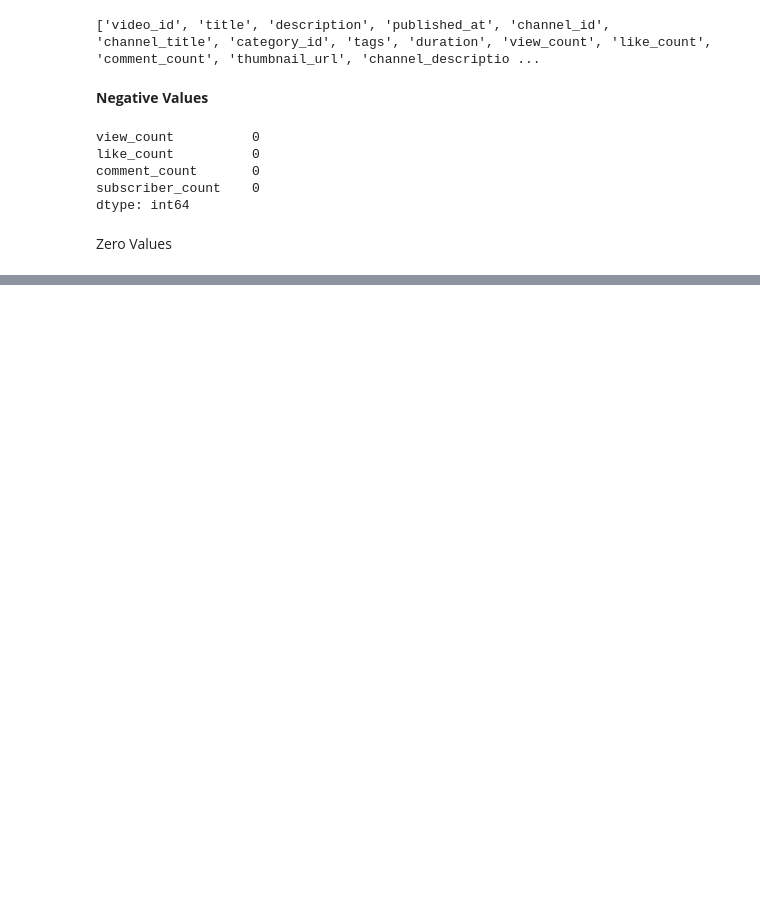
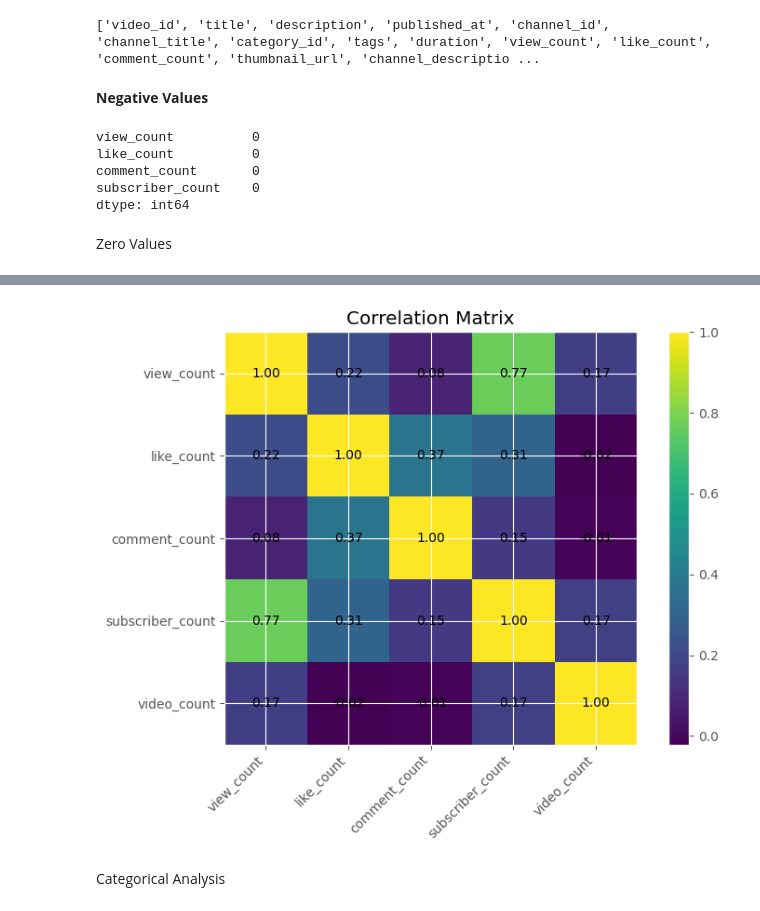
Before and after one commit to poornahari16/creatorlens-youtube-engagement-prediction, a Jupyter notebook: notebooks/03_EDA.ipynb, the cells around one changed output, grey strips where cells are left out. Drawn from its saved outputs; the diff is of its cells as text; code cells hidden in the pictures; blank space fills up the shorter version.

```diff
--- a/notebooks/03_EDA.ipynb
+++ b/notebooks/03_EDA.ipynb
@@ -177,0 +374,14 @@ dtype: int64
+# %%
+# Correlation matrix
+
+correlation_cols = [
+    "view_count",
+    "like_count",
+    "comment_count",
+    "subscriber_count",
+    "video_count"
+]
+
+correlation_matrix = df[correlation_cols].corr()
+
+correlation_matrix
@@ -177,0 +395,38 @@ dtype: int64
+# %%
+# Visualize the correlation matrix
+
+plt.figure(figsize=(8, 6))
+
+plt.imshow(correlation_matrix, interpolation="nearest")
+plt.colorbar()
+
+plt.xticks(
+    range(len(correlation_cols)),
+    correlation_cols,
+    rotation=45,
+    ha="right"
+)
+
+plt.yticks(
+    range(len(correlation_cols)),
+    correlation_cols
+)
+
+plt.title("Correlation Matrix")
+
+for i in range(len(correlation_cols)):
+    for j in range(len(correlation_cols)):
+        plt.text(
+            j,
+            i,
+            f"{correlation_matrix.iloc[i, j]:.2f}",
+            ha="center",
+            va="center"
+        )
+
+plt.tight_layout()
+plt.show()
+# %% [output]
+[figure, added]
+# %% [markdown]
+Categorical Analysis
```
Also changed, not shown: parts of 60 cells of this notebook, 11 other files.
